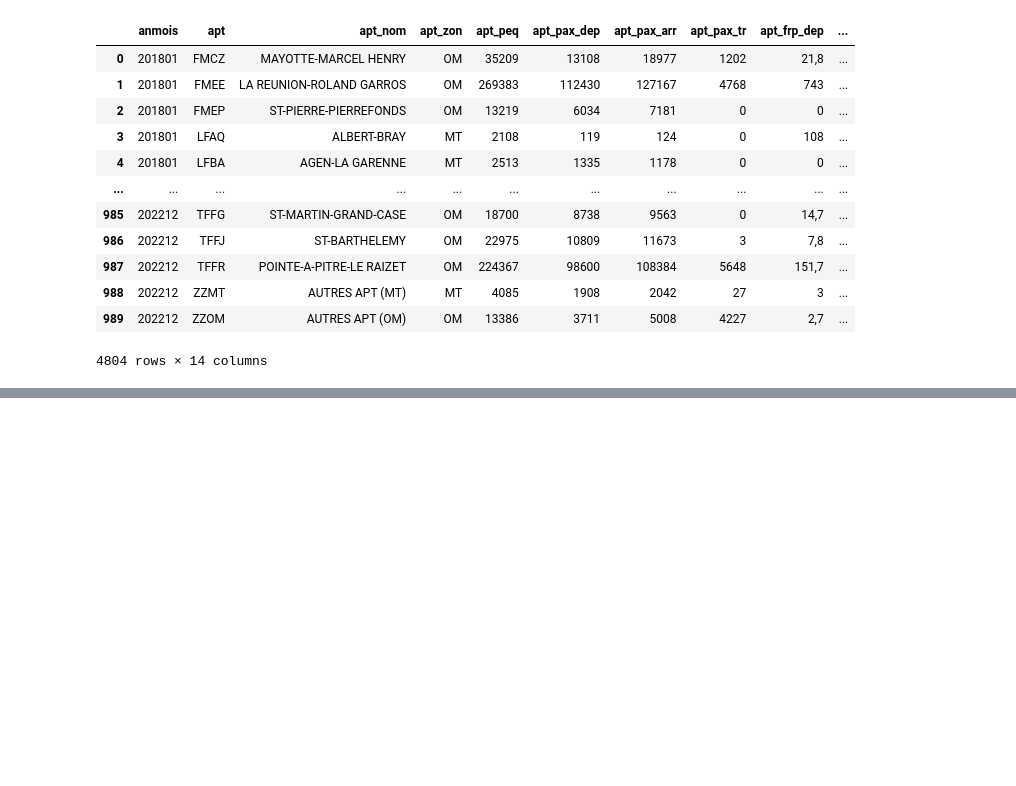
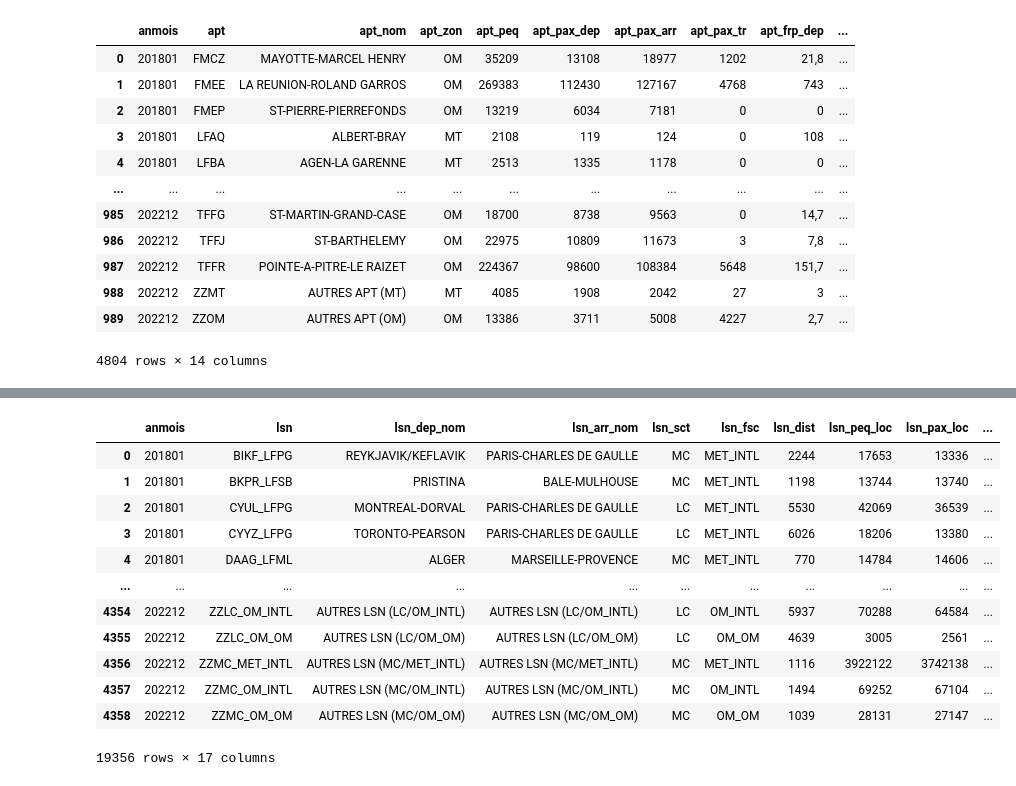
Before and after one commit to 4edawen/funathon2024_sujet2, a Jupyter notebook: test.ipynb, the cells around one changed output, grey strips where cells are left out. Drawn from its saved outputs; the diff is of its cells as text; code cells hidden in the pictures; blank space fills up the shorter version.

```diff
--- a/test.ipynb
+++ b/test.ipynb
@@ -104,0 +137,37 @@ import_aiport_data(urls["airports"].values())
+# %%
+col_types = {
+  "ANMOIS": "str",
+  "LSN": "str",
+  "LSN_DEP_NOM": "str",
+  "LSN_ARR_NOM": "str",
+  "LSN_SCT": "str",
+  "LSN_FSC": "str"
+}
+
+
+def import_liaisons_data():
+    col_types = {
+        "ANMOIS": "str",
+        "LSN": "str",
+        "LSN_DEP_NOM": "str",
+        "LSN_ARR_NOM": "str",
+        "LSN_SCT": "str",
+        "LSN_FSC": "str"
+        }
+    import_data(urls["liaisons"].values(),col_types)
+
+import_data(urls["liaisons"].values(),col_types)
+# %% [output]
+|  | anmois | lsn | lsn_dep_nom | lsn_arr_nom | lsn_sct | lsn_fsc | lsn_dist | lsn_peq_loc | lsn_pax_loc | ... |
+| 0 | 201801 | BIKF_LFPG | REYKJAVIK/KEFLAVIK | PARIS-CHARLES DE GAULLE | MC | MET_INTL | 2244 | 17653 | 13336 | ... |
+| 1 | 201801 | BKPR_LFSB | PRISTINA | BALE-MULHOUSE | MC | MET_INTL | 1198 | 13744 | 13740 | ... |
+| 2 | 201801 | CYUL_LFPG | MONTREAL-DORVAL | PARIS-CHARLES DE GAULLE | LC | MET_INTL | 5530 | 42069 | 36539 | ... |
+| 3 | 201801 | CYYZ_LFPG | TORONTO-PEARSON | PARIS-CHARLES DE GAULLE | LC | MET_INTL | 6026 | 18206 | 13380 | ... |
+| 4 | 201801 | DAAG_LFML | ALGER | MARSEILLE-PROVENCE | MC | MET_INTL | 770 | 14784 | 14606 | ... |
+| ... | ... | ... | ... | ... | ... | ... | ... | ... | ... | ... |
+| 4354 | 202212 | ZZLC_OM_INTL | AUTRES LSN (LC/OM_INTL) | AUTRES LSN (LC/OM_INTL) | LC | OM_INTL | 5937 | 70288 | 64584 | ... |
+| 4355 | 202212 | ZZLC_OM_OM | AUTRES LSN (LC/OM_OM) | AUTRES LSN (LC/OM_OM) | LC | OM_OM | 4639 | 3005 | 2561 | ... |
+| 4356 | 202212 | ZZMC_MET_INTL | AUTRES LSN (MC/MET_INTL) | AUTRES LSN (MC/MET_INTL) | MC | MET_INTL | 1116 | 3922122 | 3742138 | ... |
+| 4357 | 202212 | ZZMC_OM_INTL | AUTRES LSN (MC/OM_INTL) | AUTRES LSN (MC/OM_INTL) | MC | OM_INTL | 1494 | 69252 | 67104 | ... |
+| 4358 | 202212 | ZZMC_OM_OM | AUTRES LSN (MC/OM_OM) | AUTRES LSN (MC/OM_OM) | MC | OM_OM | 1039 | 28131 | 27147 | ... |
+19356 rows × 17 columns
```
Also changed, not shown: parts of 2 cells of this notebook.
